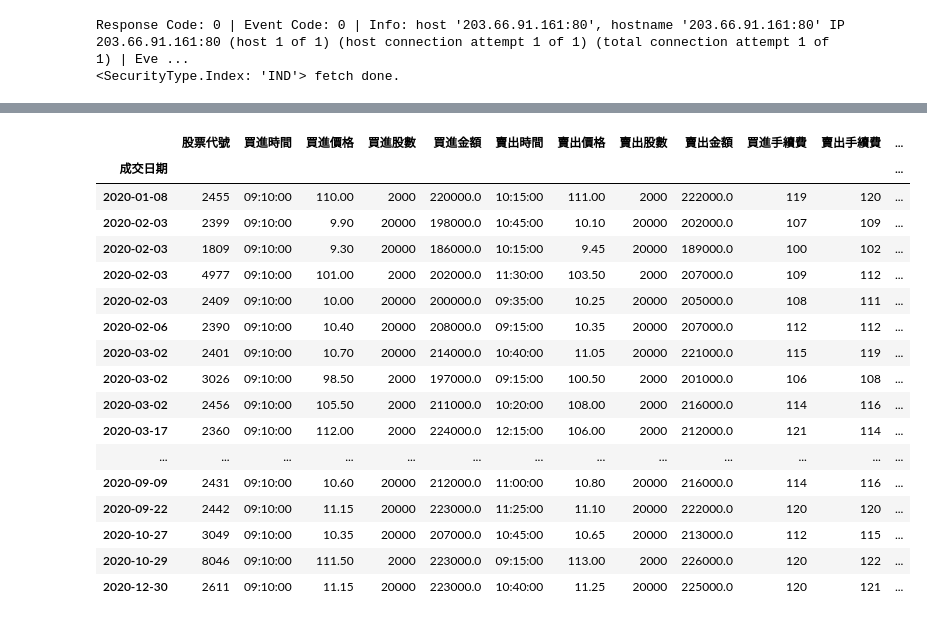
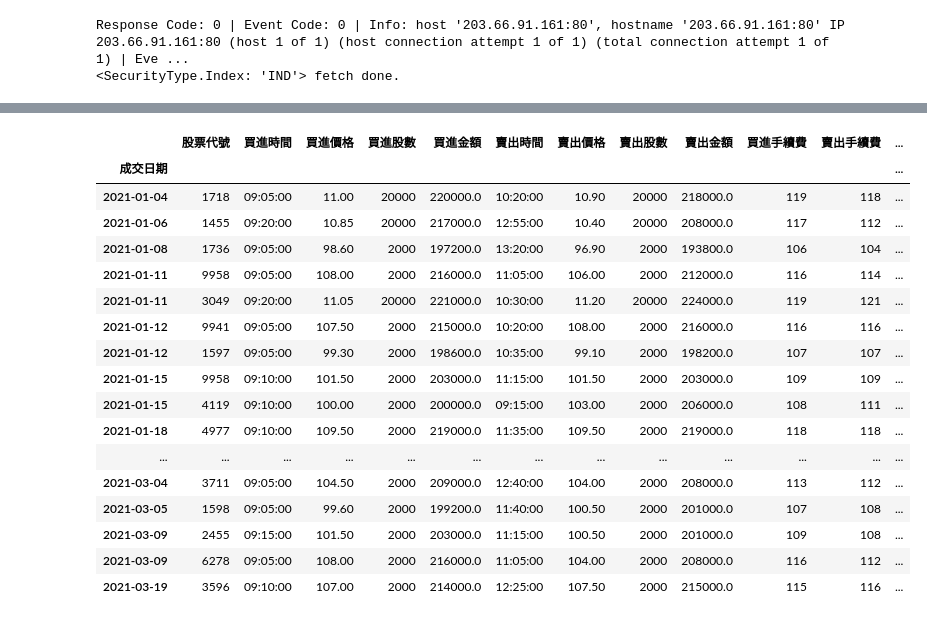
Before and after one commit to howielujah/python-program-trading, a Jupyter notebook: Ch03_09_2.ipynb, the cells around one changed output, grey strips where cells are left out. Drawn from its saved outputs; the diff is of its cells as text; code cells hidden in the pictures.

```diff
--- a/Ch03_09_2.ipynb
+++ b/Ch03_09_2.ipynb
@@ -72,14 +82,12 @@ def day_trading_backtest(code, date, connection, api):
         if ts ==1:
             if(kbars['close'][0] >= open_price * 1.04):
                 break
-            continue
+#             continue
 
         if (
-#             current_time >= date.replace(hour=10, minute=30, second=0) and
             current_time <= date.replace(hour=10, minute=30, second=0) and
-            kbars.iloc[ts-2]['cci'] < -350 and
-            kbars.iloc[ts-2]['slowk'] < kbars.iloc[ts-2]['slowd'] and
-            kbars.iloc[ts-1]['slowk'] > kbars.iloc[ts-1]['slowd'] and
+            kbars.iloc[ts-1]['cci'] < -250 and
+            current_price < kbars.iloc[ts-1]['lower'] and
             position == 0
         ):
             if current_price < 20:
@@ -92,12 +100,12 @@ def day_trading_backtest(code, date, connection, api):
             print('[{}] buy {} at {}'.format(current_time, code, current_price))
 
         elif (
-            (current_price > open_price * 1.09 and position != 0) or
-            (current_price >= entry_price * 1.02 and kbars.iloc[ts-1]['cci'] < 0 and position != 0) or
+            (current_price > open_price * 1.095 and position != 0) or
+            (current_price >= entry_price * 1.02 and kbars.iloc[ts-1]['cci'] <= 130 and position != 0) or
 #             (current_price <= entry_price * 0.98 and position != 0) or
             (
-#             kbars.iloc[ts-1]['slowk'] > 100 and
             kbars.iloc[ts-1]['cci'] > 130 and
+#             current_price > kbars.iloc[ts-1]['upper'] and
             position != 0)
         ):
             exit_price = current_price
@@ -212,6 +220,6 @@ def backtest(start_date, end_date, connection, api, discount=0.38):
 
     return transactions
 # %%
-transactions = backtest('2020/1/1', '2020/12/31', connection, api)
+transactions = backtest('2021/1/1', '2021/3/22', connection, api)
 transactions
 # %% [output]
@@ -235,21 +243,21 @@ transactions
 |  | 股票代號 | 買進時間 | 買進價格 | 買進股數 | 買進金額 | 賣出時間 | 賣出價格 | 賣出股數 | 賣出金額 | 買進手續費 | 賣出手續費 | ... |
 | 成交日期 |  |  |  |  |  |  |  |  |  |  |  | ... |
-| 2020-01-08 | 2455 | 09:10:00 | 110.00 | 2000 | 220000.0 | 10:15:00 | 111.00 | 2000 | 222000.0 | 119 | 120 | ... |
-| 2020-02-03 | 2399 | 09:10:00 | 9.90 | 20000 | 198000.0 | 10:45:00 | 10.10 | 20000 | 202000.0 | 107 | 109 | ... |
-| 2020-02-03 | 1809 | 09:10:00 | 9.30 | 20000 | 186000.0 | 10:15:00 | 9.45 | 20000 | 189000.0 | 100 | 102 | ... |
-| 2020-02-03 | 4977 | 09:10:00 | 101.00 | 2000 | 202000.0 | 11:30:00 | 103.50 | 2000 | 207000.0 | 109 | 112 | ... |
-| 2020-02-03 | 2409 | 09:10:00 | 10.00 | 20000 | 200000.0 | 09:35:00 | 10.25 | 20000 | 205000.0 | 108 | 111 | ... |
-| 2020-02-06 | 2390 | 09:10:00 | 10.40 | 20000 | 208000.0 | 09:15:00 | 10.35 | 20000 | 207000.0 | 112 | 112 | ... |
-| 2020-03-02 | 2401 | 09:10:00 | 10.70 | 20000 | 214000.0 | 10:40:00 | 11.05 | 20000 | 221000.0 | 115 | 119 | ... |
-| 2020-03-02 | 3026 | 09:10:00 | 98.50 | 2000 | 197000.0 | 09:15:00 | 100.50 | 2000 | 201000.0 | 106 | 108 | ... |
-| 2020-03-02 | 2456 | 09:10:00 | 105.50 | 2000 | 211000.0 | 10:20:00 | 108.00 | 2000 | 216000.0 | 114 | 116 | ... |
-| 2020-03-17 | 2360 | 09:10:00 | 112.00 | 2000 | 224000.0 | 12:15:00 | 106.00 | 2000 | 212000.0 | 121 | 114 | ... |
+| 2021-01-04 | 1718 | 09:05:00 | 11.00 | 20000 | 220000.0 | 10:20:00 | 10.90 | 20000 | 218000.0 | 119 | 118 | ... |
+| 2021-01-06 | 1455 | 09:20:00 | 10.85 | 20000 | 217000.0 | 12:55:00 | 10.40 | 20000 | 208000.0 | 117 | 112 | ... |
+| 2021-01-08 | 1736 | 09:05:00 | 98.60 | 2000 | 197200.0 | 13:20:00 | 96.90 | 2000 | 193800.0 | 106 | 104 | ... |
+| 2021-01-11 | 9958 | 09:05:00 | 108.00 | 2000 | 216000.0 | 11:05:00 | 106.00 | 2000 | 212000.0 | 116 | 114 | ... |
+| 2021-01-11 | 3049 | 09:20:00 | 11.05 | 20000 | 221000.0 | 10:30:00 | 11.20 | 20000 | 224000.0 | 119 | 121 | ... |
+| 2021-01-12 | 9941 | 09:05:00 | 107.50 | 2000 | 215000.0 | 10:20:00 | 108.00 | 2000 | 216000.0 | 116 | 116 | ... |
+| 2021-01-12 | 1597 | 09:05:00 | 99.30 | 2000 | 198600.0 | 10:35:00 | 99.10 | 2000 | 198200.0 | 107 | 107 | ... |
+| 2021-01-15 | 9958 | 09:10:00 | 101.50 | 2000 | 203000.0 | 11:15:00 | 101.50 | 2000 | 203000.0 | 109 | 109 | ... |
+| 2021-01-15 | 4119 | 09:10:00 | 100.00 | 2000 | 200000.0 | 09:15:00 | 103.00 | 2000 | 206000.0 | 108 | 111 | ... |
+| 2021-01-18 | 4977 | 09:10:00 | 109.50 | 2000 | 219000.0 | 11:35:00 | 109.50 | 2000 | 219000.0 | 118 | 118 | ... |
 | ... | ... | ... | ... | ... | ... | ... | ... | ... | ... | ... | ... | ... |
-| 2020-09-09 | 2431 | 09:10:00 | 10.60 | 20000 | 212000.0 | 11:00:00 | 10.80 | 20000 | 216000.0 | 114 | 116 | ... |
-| 2020-09-22 | 2442 | 09:10:00 | 11.15 | 20000 | 223000.0 | 11:25:00 | 11.10 | 20000 | 222000.0 | 120 | 120 | ... |
-| 2020-10-27 | 3049 | 09:10:00 | 10.35 | 20000 | 207000.0 | 10:45:00 | 10.65 | 20000 | 213000.0 | 112 | 115 | ... |
-| 2020-10-29 | 8046 | 09:10:00 | 111.50 | 2000 | 223000.0 | 09:15:00 | 113.00 | 2000 | 226000.0 | 120 | 122 | ... |
-| 2020-12-30 | 2611 | 09:10:00 | 11.15 | 20000 | 223000.0 | 10:40:00 | 11.25 | 20000 | 225000.0 | 120 | 121 | ... |
+| 2021-03-04 | 3711 | 09:05:00 | 104.50 | 2000 | 209000.0 | 12:40:00 | 104.00 | 2000 | 208000.0 | 113 | 112 | ... |
+| 2021-03-05 | 1598 | 09:05:00 | 99.60 | 2000 | 199200.0 | 11:40:00 | 100.50 | 2000 | 201000.0 | 107 | 108 | ... |
+| 2021-03-09 | 2455 | 09:15:00 | 101.50 | 2000 | 203000.0 | 11:15:00 | 100.50 | 2000 | 201000.0 | 109 | 108 | ... |
+| 2021-03-09 | 6278 | 09:05:00 | 108.00 | 2000 | 216000.0 | 11:05:00 | 104.00 | 2000 | 208000.0 | 116 | 112 | ... |
+| 2021-03-19 | 3596 | 09:10:00 | 107.00 | 2000 | 214000.0 | 12:25:00 | 107.50 | 2000 | 215000.0 | 115 | 116 | ... |
 # %%
 daily_profit_loss = transactions.resample('D').sum()
 daily_profit_loss['交易次數'] = transactions.groupby('成交日期').size()
```
Also changed, not shown: parts of 8 cells of this notebook, 5 other files.
